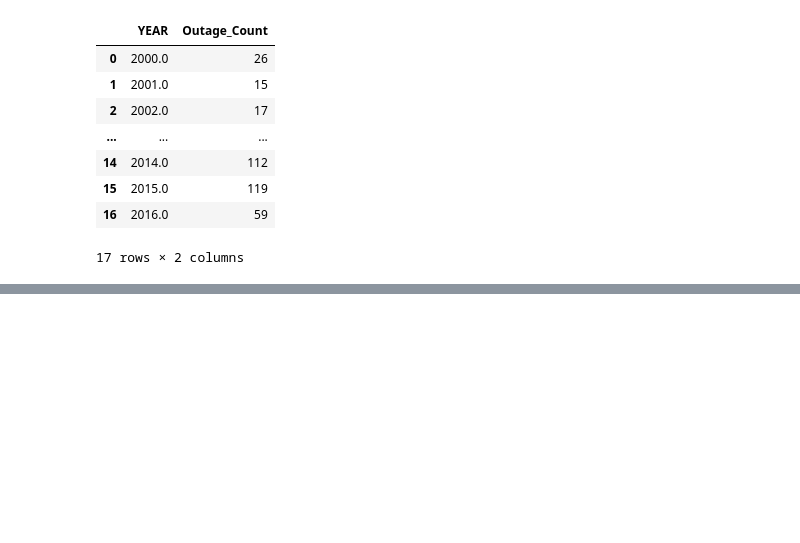
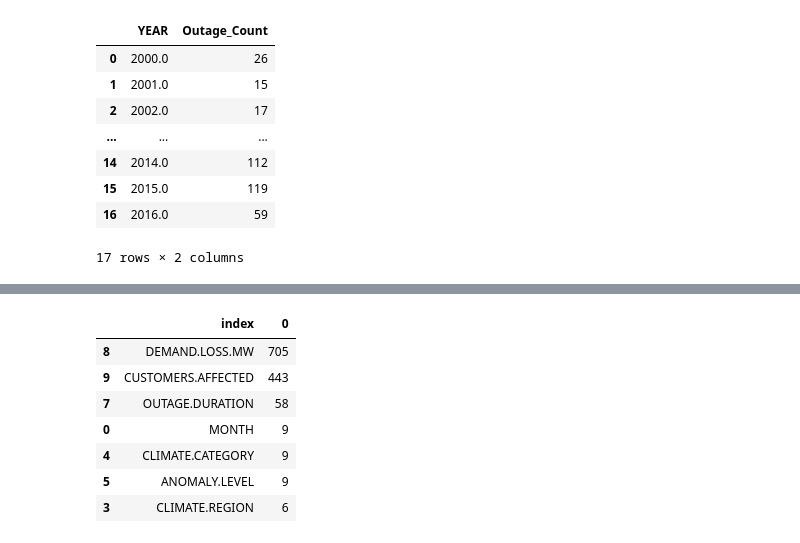
Before and after one commit to Serena-Chensr/power-outage-prediction, a Jupyter notebook: template.ipynb, the cells around one changed output, grey strips where cells are left out. Drawn from its saved outputs; the diff is of its cells as text; code cells hidden in the pictures; blank space fills up the shorter version.

```diff
--- a/template.ipynb
+++ b/template.ipynb
@@ -382,0 +409,11 @@ fig_year.show()
+# %%
+outage_info.isna().sum().reset_index().sort_values(0, ascending= False).head(7)
+# %% [output]
+|  | index | 0 |
+| 8 | DEMAND.LOSS.MW | 705 |
+| 9 | CUSTOMERS.AFFECTED | 443 |
+| 7 | OUTAGE.DURATION | 58 |
+| 0 | MONTH | 9 |
+| 4 | CLIMATE.CATEGORY | 9 |
+| 5 | ANOMALY.LEVEL | 9 |
+| 3 | CLIMATE.REGION | 6 |
```
Also changed, not shown: parts of 2 cells of this notebook, 1 other file.
